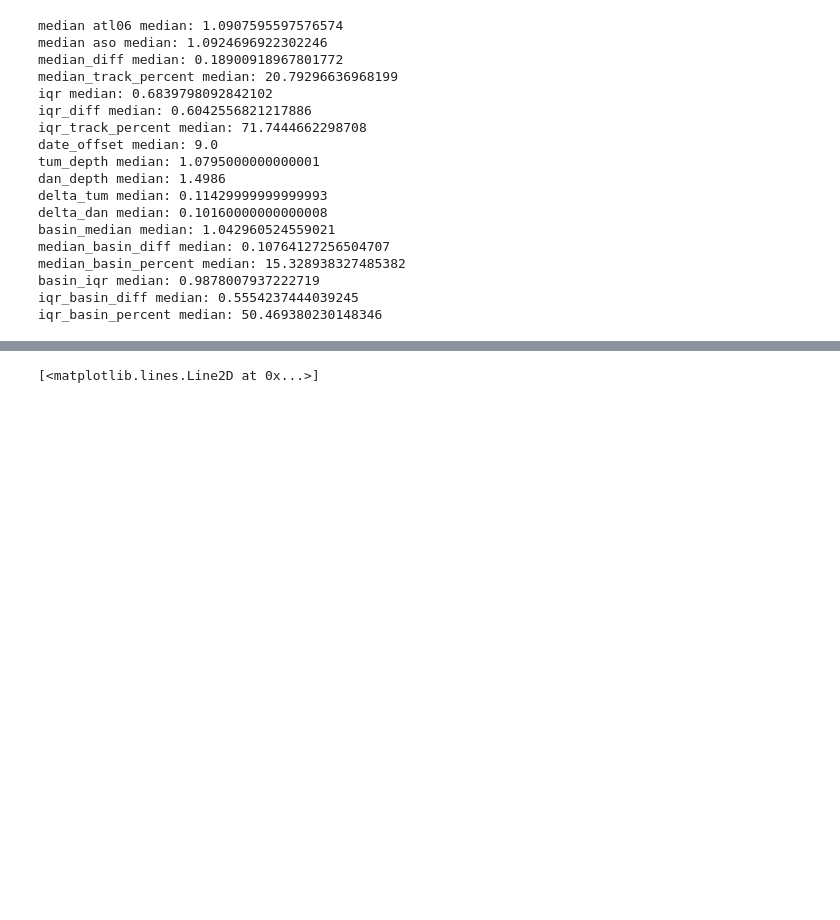
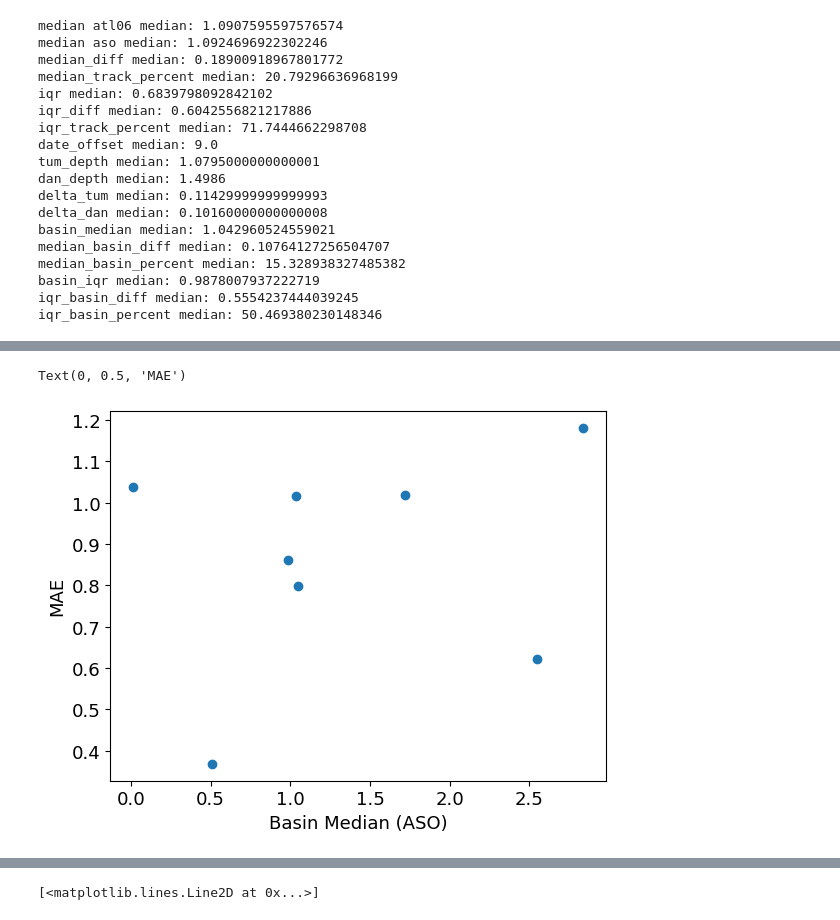
Before and after one commit to bessoh2/icesat2_sr, a Jupyter notebook: notebooks/figure_production/pair_comparison.ipynb, the cells around one changed output, grey strips where cells are left out. Cells and saved outputs as stored; diff of their text form; code cells hidden in the pictures; blank space fills up the shorter version.

```diff
--- a/notebooks/figure_production/pair_comparison.ipynb
+++ b/notebooks/figure_production/pair_comparison.ipynb
@@ -530,0 +701,9 @@ iqr_basin_percent median: 50.469380230148346
+# %%
+fig, ax = plt.subplots()
+ax.scatter(comp_table.loc[comp_table['acqdate'].isin(aso_date_list), 'basin_median'], comp_table['mae'].dropna())
+#ax.plot(x, y, 'darkgrey', label='1:1 line')
+ax.set_xlabel('Basin Median (ASO)')
+ax.set_ylabel('MAE')
+# %% [output]
+Text(0, 0.5, 'MAE')
+[figure, added]
```
Also changed, not shown: parts of 26 cells of this notebook, 1 other file.
